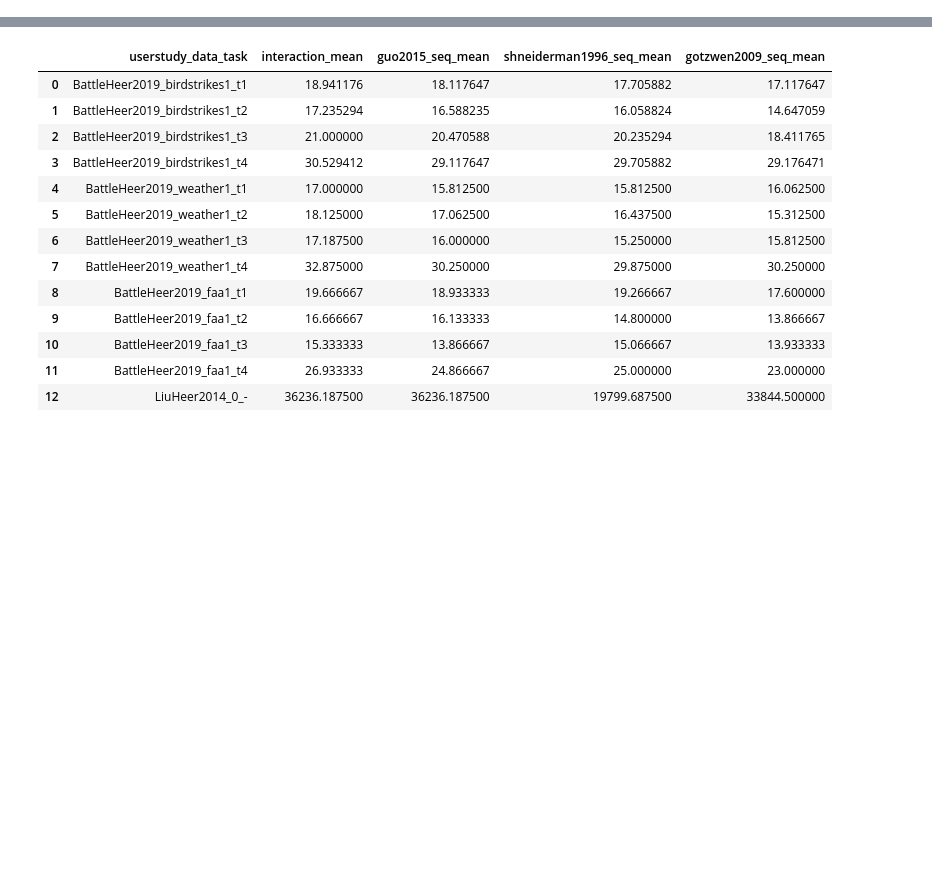
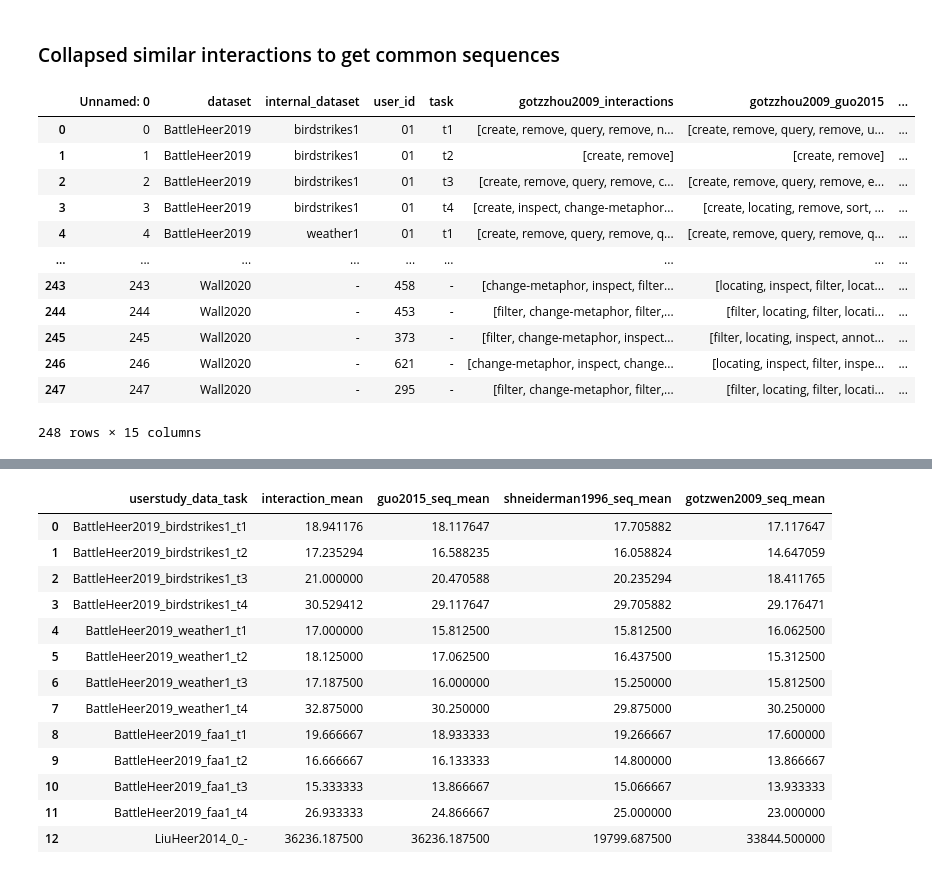
Before and after one commit to sneha-gathani/Taxonomies-Mappings, a Jupyter notebook: notebooks/clustering_interactions.ipynb, the cells around one changed output, grey strips where cells are left out. Saved outputs shown, nothing was run; the diff lists cells and outputs as text; code cells hidden in the pictures; blank space fills up the shorter version.

Commit message:
Collapsing interactions and running to get common sequences

```diff
--- a/notebooks/clustering_interactions.ipynb
+++ b/notebooks/clustering_interactions.ipynb
@@ -2,3 +2,42 @@
 import pandas as pd
 import ast
 import math
+# %% [markdown]
+### Collapsed similar interactions to get common sequences
+# %%
+data = pd.read_csv('./data/collapsed_interactions_data.csv')
+data_null = pd.read_csv('./data/dataset_for_task_level_without_interactions.csv')
+# %%
+data['gotzzhou2009_interactions'] = data.apply(lambda row: ast.literal_eval(row['gotzzhou2009_interactions']), axis=1)
+data['gotzzhou2009_guo2015'] = data.apply(lambda row: ast.literal_eval(row['gotzzhou2009_guo2015']), axis=1)
+data['gotzzhou2009_shneiderman1996'] = data.apply(lambda row: ast.literal_eval(row['gotzzhou2009_shneiderman1996']), axis=1)
+data['gotzzhou2009_gotzwen2009'] = data.apply(lambda row: ast.literal_eval(row['gotzzhou2009_gotzwen2009']), axis=1)
+
+data_null['gotzzhou2009_interactions'] = data_null.apply(lambda row: ast.literal_eval(row['gotzzhou2009_interactions']), axis=1)
+data_null['gotzzhou2009_guo2015'] = data_null.apply(lambda row: ast.literal_eval(row['gotzzhou2009_guo2015']), axis=1)
+data_null['gotzzhou2009_shneiderman1996'] = data_null.apply(lambda row: ast.literal_eval(row['gotzzhou2009_shneiderman1996']), axis=1)
+data_null['gotzzhou2009_gotzwen2009'] = data_null.apply(lambda row: ast.literal_eval(row['gotzzhou2009_gotzwen2009']), axis=1)
+# %%
+data['gotzzhou2009_interactions_len'] = data.apply(lambda row: len(row['gotzzhou2009_interactions']), axis=1)
+data['gotzzhou2009_guo2015_len'] = data.apply(lambda row: len(row['gotzzhou2009_guo2015']), axis=1)
+data['gotzzhou2009_shneiderman1996_len'] = data.apply(lambda row: len(row['gotzzhou2009_shneiderman1996']), axis=1)
+data['gotzzhou2009_gotzwen2009_len'] = data.apply(lambda row: len(row['gotzzhou2009_gotzwen2009']), axis=1)
+# %%
+data['ddt'] = data.apply(lambda row: f'{row.dataset}_{row.internal_dataset}_{row.task}', axis=1)
+data['ddtu'] = data.apply(lambda row: f'{row.dataset}_{row.internal_dataset}_{row.task}_{row.user_id}', axis=1)
+# %%
+data
+# %% [output]
+|  | Unnamed: 0 | dataset | internal_dataset | user_id | task | gotzzhou2009_interactions | gotzzhou2009_guo2015 | ... |
+| 0 | 0 | BattleHeer2019 | birdstrikes1 | 01 | t1 | [create, remove, query, remove, n... | [create, remove, query, remove, u... | ... |
+| 1 | 1 | BattleHeer2019 | birdstrikes1 | 01 | t2 | [create, remove] | [create, remove] | ... |
+| 2 | 2 | BattleHeer2019 | birdstrikes1 | 01 | t3 | [create, remove, query, remove, c... | [create, remove, query, remove, e... | ... |
+| 3 | 3 | BattleHeer2019 | birdstrikes1 | 01 | t4 | [create, inspect, change-metaphor... | [create, locating, remove, sort, ... | ... |
+| 4 | 4 | BattleHeer2019 | weather1 | 01 | t1 | [create, remove, query, remove, q... | [create, remove, query, remove, q... | ... |
+| ... | ... | ... | ... | ... | ... | ... | ... | ... |
+| 243 | 243 | Wall2020 | - | 458 | - | [change-metaphor, inspect, filter... | [locating, inspect, filter, locat... | ... |
+| 244 | 244 | Wall2020 | - | 453 | - | [filter, change-metaphor, filter,... | [filter, locating, filter, locati... | ... |
+| 245 | 245 | Wall2020 | - | 373 | - | [filter, change-metaphor, inspect... | [filter, locating, inspect, annot... | ... |
+| 246 | 246 | Wall2020 | - | 621 | - | [change-metaphor, inspect, change... | [locating, inspect, filter, inspe... | ... |
+| 247 | 247 | Wall2020 | - | 295 | - | [filter, change-metaphor, filter,... | [filter, locating, filter, locati... | ... |
+248 rows × 15 columns
```
Also changed, not shown: parts of 9 cells of this notebook, 3 other files.
